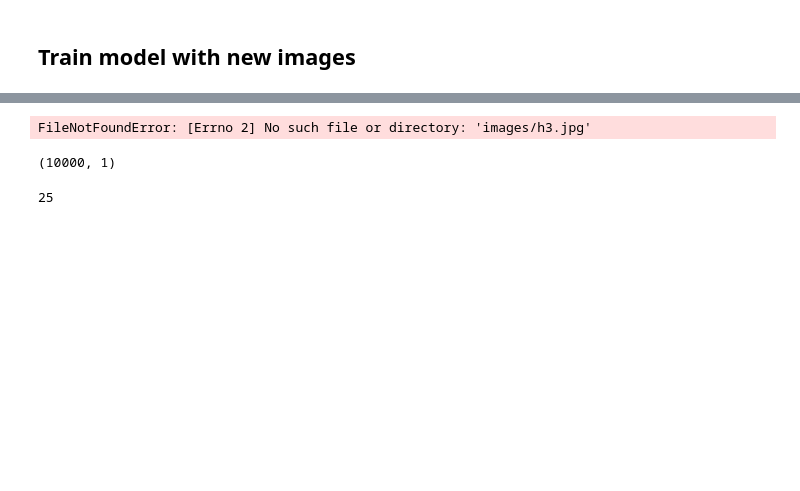
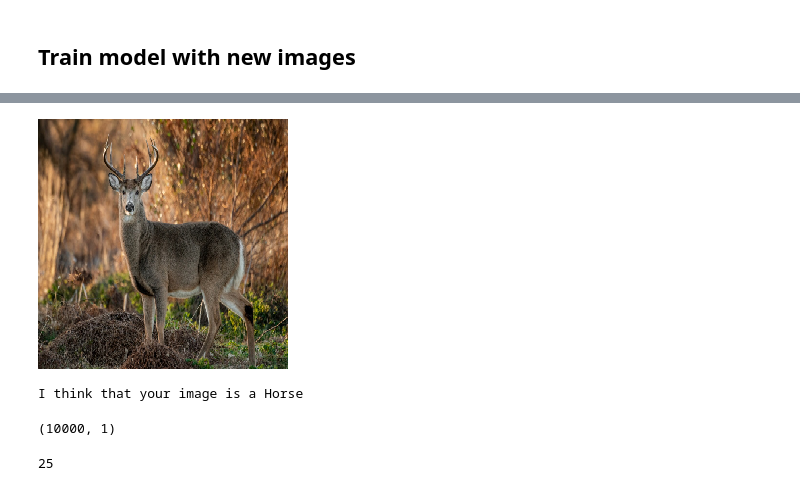
Before and after one commit to ahmadasmandar/python_tutorials, a Jupyter notebook: machine/Ahmad_model.ipynb, the cells around one changed output, grey strips where cells are left out. Drawn from its saved outputs; the diff is of its cells as text; code cells hidden in the pictures; blank space fills up the shorter version.

```diff
--- a/machine/Ahmad_model.ipynb
+++ b/machine/Ahmad_model.ipynb
@@ -181,7 +181,7 @@ with open('image_pathes.log', 'r') as img_reader:
     for line in img_reader.readlines():
         image_reader.append(line.strip())
 # %%
-    with open('dogslabeladded.npy', 'rb') as fr:
-        labels = np.load(fr,allow_pickle=True)
-    with open('dogsadded.npy', 'rb') as f:
-        train_data=np.load(f,allow_pickle=True)
+    # with open('dogslabeladded.npy', 'rb') as fr:
+    #     labels = np.load(fr,allow_pickle=True)
+    # with open('dogsadded.npy', 'rb') as f:
+    #     train_data=np.load(f,allow_pickle=True)
@@ -272,7 +277,8 @@ NameError: name 'train_data' is not defined
 # %%
-predict_test('images/h3.jpg')
+predict_test('images/deer1.jpg')
 # %% [output]
+[figure, added]
-FileNotFoundError: [Errno 2] No such file or directory: 'images/h3.jpg'
+I think that your image is a Horse
 # %%
 y_test.shape
 # %% [output]
```
Also changed, not shown: parts of 20 cells of this notebook, 29 other files.
